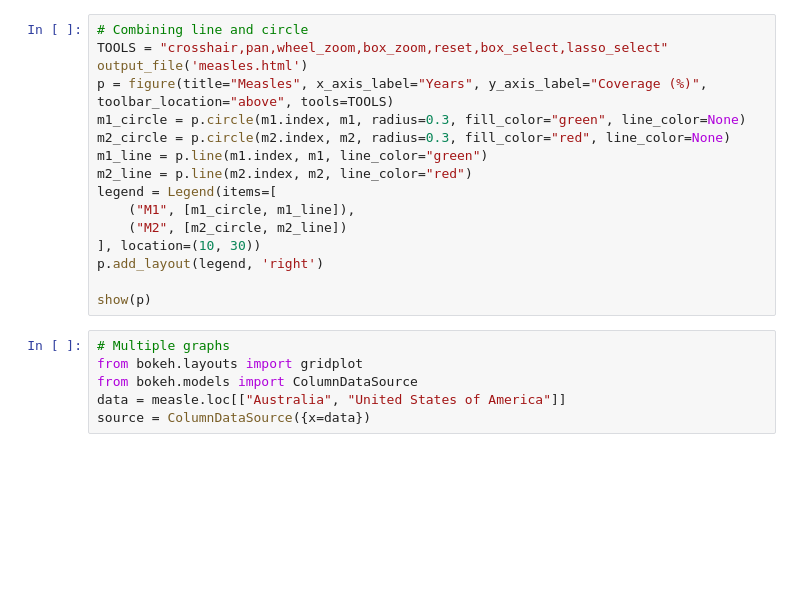
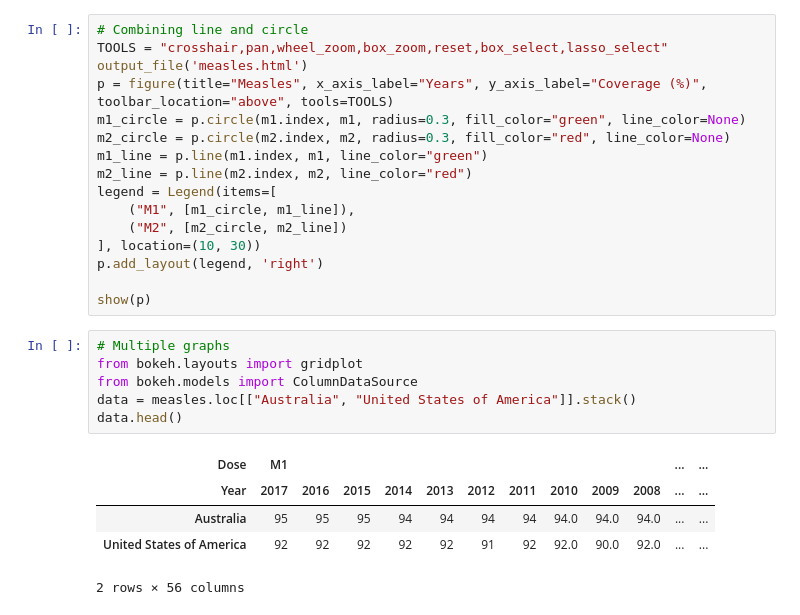
Before and after one commit to noatgnu/cds-python-graph, a Jupyter notebook: notebooks/main.ipynb, the cells around one changed output. Saved outputs shown, nothing was run; the diff lists cells and outputs as text; blank space fills up the shorter version.

```diff
--- a/notebooks/main.ipynb
+++ b/notebooks/main.ipynb
@@ -353,6 +353,12 @@ show(p)
 # %%
 # Multiple graphs
 from bokeh.layouts import gridplot
 from bokeh.models import ColumnDataSource
-data = measle.loc[["Australia", "United States of America"]]
-source = ColumnDataSource({x=data})
+data = measles.loc[["Australia", "United States of America"]].stack()
+data.head()
+# %% [output]
+| Dose | M1 |  |  |  |  |  |  |  |  |  | ... | ... |
+| Year | 2017 | 2016 | 2015 | 2014 | 2013 | 2012 | 2011 | 2010 | 2009 | 2008 | ... | ... |
+| Australia | 95 | 95 | 95 | 94 | 94 | 94 | 94 | 94.0 | 94.0 | 94.0 | ... | ... |
+| United States of America | 92 | 92 | 92 | 92 | 92 | 91 | 92 | 92.0 | 90.0 | 92.0 | ... | ... |
+2 rows × 56 columns
```
Also changed, not shown: parts of 1 cell of this notebook.
